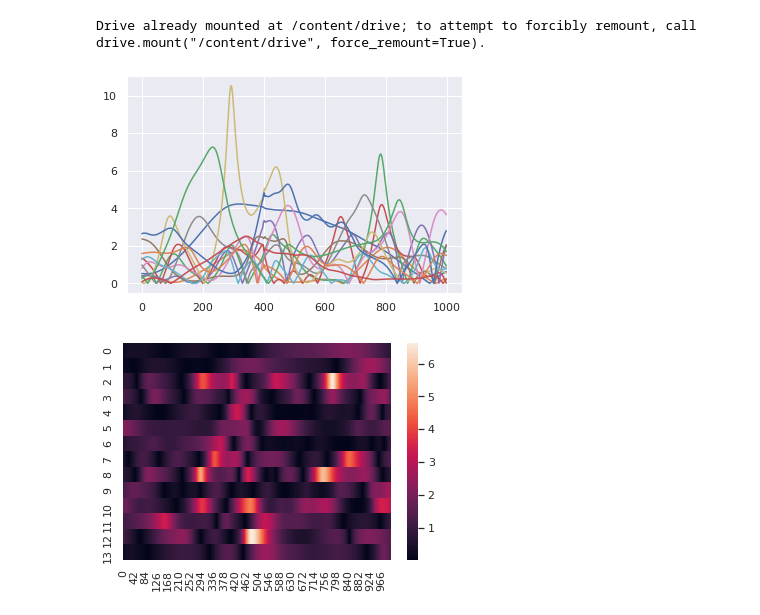
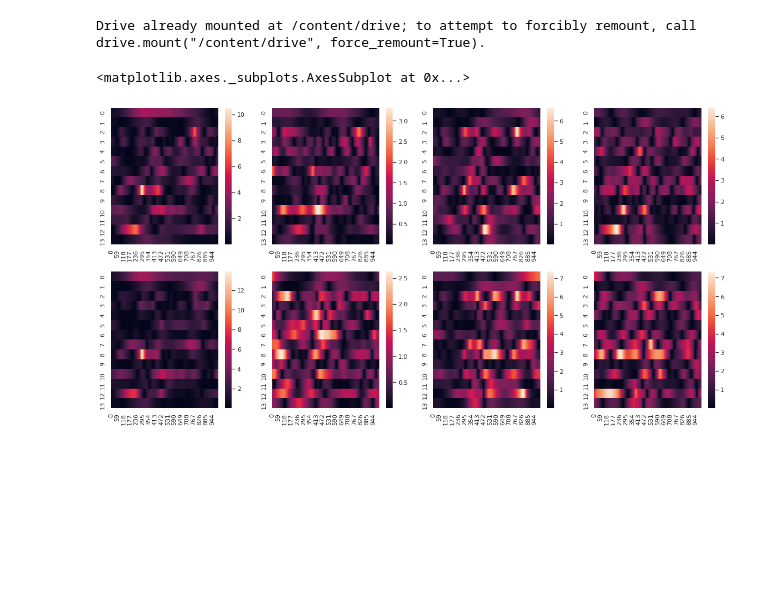
Before and after one commit to inseungkang/HipExo_OfflineModeClassification, a Jupyter notebook: Signal Analysis/Transitional_Mode_Signal_Analysis.ipynb, the cells around one changed output. Cells and saved outputs as stored; diff of their text form; code cells hidden in the pictures; blank space fills up the shorter version.

```diff
--- a/Signal Analysis/Transitional_Mode_Signal_Analysis.ipynb
+++ b/Signal Analysis/Transitional_Mode_Signal_Analysis.ipynb
@@ -164,24 +164,24 @@ SD_transition_2 = abs(SD_mean2 - SD_mean) / SD_std
 # %%
 # ax1 = sns.heatmap(RA_transition_1)
 
-fig = plt.figure(figsize = (20,20)) # width x height
+fig = plt.figure(figsize = (20,10)) # width x height
 ax1 = fig.add_subplot(2, 4, 1) # row, column, position
 ax2 = fig.add_subplot(2, 4, 2)
 ax3 = fig.add_subplot(2, 4, 3)
 ax4 = fig.add_subplot(2, 4, 4)
 ax5 = fig.add_subplot(2, 4, 5)
 ax6 = fig.add_subplot(2, 4, 6)
 ax7 = fig.add_subplot(2, 4, 7)
 ax8 = fig.add_subplot(2, 4, 8)
+
+sns.heatmap(RA_transition_1, ax=ax1)
+sns.heatmap(RA_transition_2, ax=ax2)
+sns.heatmap(RD_transition_1, ax=ax3)
+sns.heatmap(RD_transition_2, ax=ax4)
+sns.heatmap(SA_transition_1, ax=ax5)
+sns.heatmap(SA_transition_2, ax=ax6)
+sns.heatmap(SD_transition_1, ax=ax7)
+sns.heatmap(SD_transition_2, ax=ax8)
 # %% [output]
+<matplotlib.axes._subplots.AxesSubplot at 0x...>
-[figure, old version]
+[figure, new version]
-# %%
-# ax2 = sns.heatmap(RA_transition_2)
-ax3 = sns.heatmap(RD_transition_1)
-# ax4 = sns.heatmap(RD_transition_2)
-# ax5 = sns.heatmap(SA_transition_1)
-# ax6 = sns.heatmap(SA_transition_2)
-# ax7 = sns.heatmap(SD_transition_1)
-# ax8 = sns.heatmap(SD_transition_2)
-# %% [output]
-[figure, removed]
```
